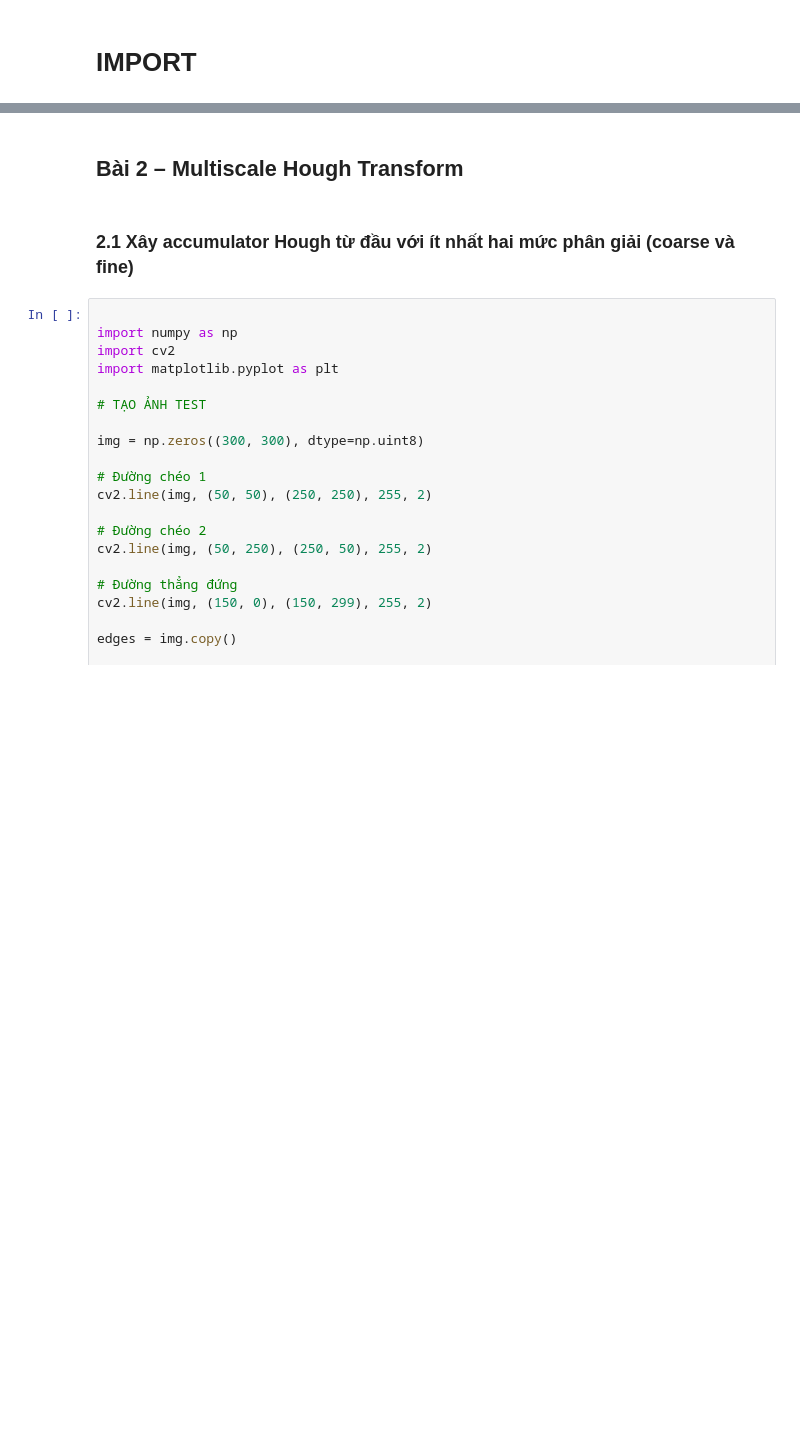
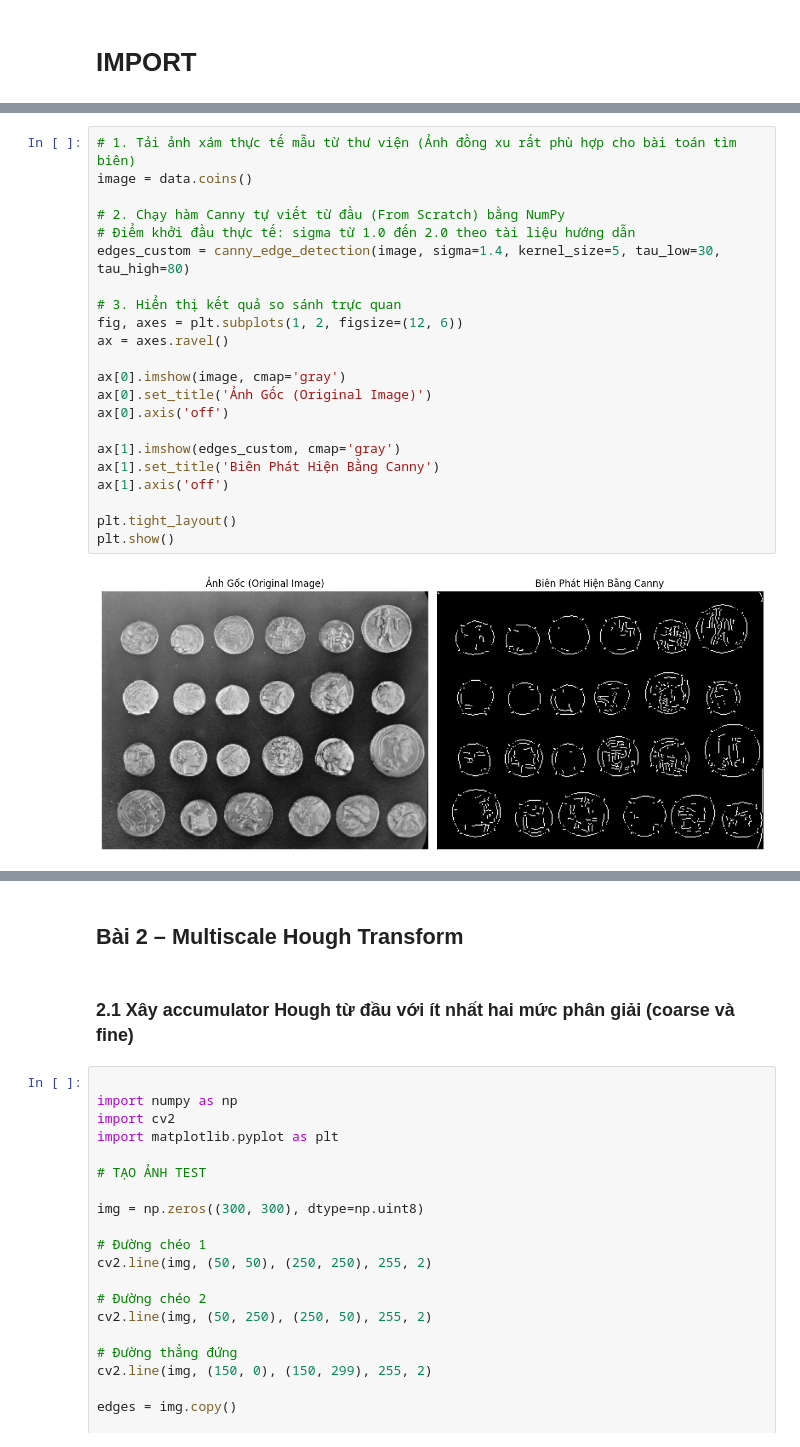
Before and after one commit to thuankoten/computer-vision-lab, a Jupyter notebook: Chapter03/Chapter_03.ipynb, the cells around one changed output, grey strips where cells are left out. Cells and saved outputs as stored; diff of their text form; blank space fills up the shorter version.

Commit message:
Bài 1: Cài đặt canny theo numpy, so sánh với cv2.Canny bằng chỉ số IoU, giải thích vì sao có nhiều cạnh giả và nên điều chỉnh tham số nào

```diff
--- a/Chapter03/Chapter_03.ipynb
+++ b/Chapter03/Chapter_03.ipynb
@@ -10,0 +247,24 @@ import math
+# %%
+# 1. Tải ảnh xám thực tế mẫu từ thư viện (Ảnh đồng xu rất phù hợp cho bài toán tìm biên)
+image = data.coins()
+
+# 2. Chạy hàm Canny tự viết từ đầu (From Scratch) bằng NumPy
+# Điểm khởi đầu thực tế: sigma từ 1.0 đến 2.0 theo tài liệu hướng dẫn
+edges_custom = canny_edge_detection(image, sigma=1.4, kernel_size=5, tau_low=30, tau_high=80)
+
+# 3. Hiển thị kết quả so sánh trực quan
+fig, axes = plt.subplots(1, 2, figsize=(12, 6))
+ax = axes.ravel()
+
+ax[0].imshow(image, cmap='gray')
+ax[0].set_title('Ảnh Gốc (Original Image)')
+ax[0].axis('off')
+
+ax[1].imshow(edges_custom, cmap='gray')
+ax[1].set_title('Biên Phát Hiện Bằng Canny')
+ax[1].axis('off')
+
+plt.tight_layout()
+plt.show()
+# %% [output]
+[figure, added]
```
Also changed, not shown: parts of 7 cells of this notebook.
